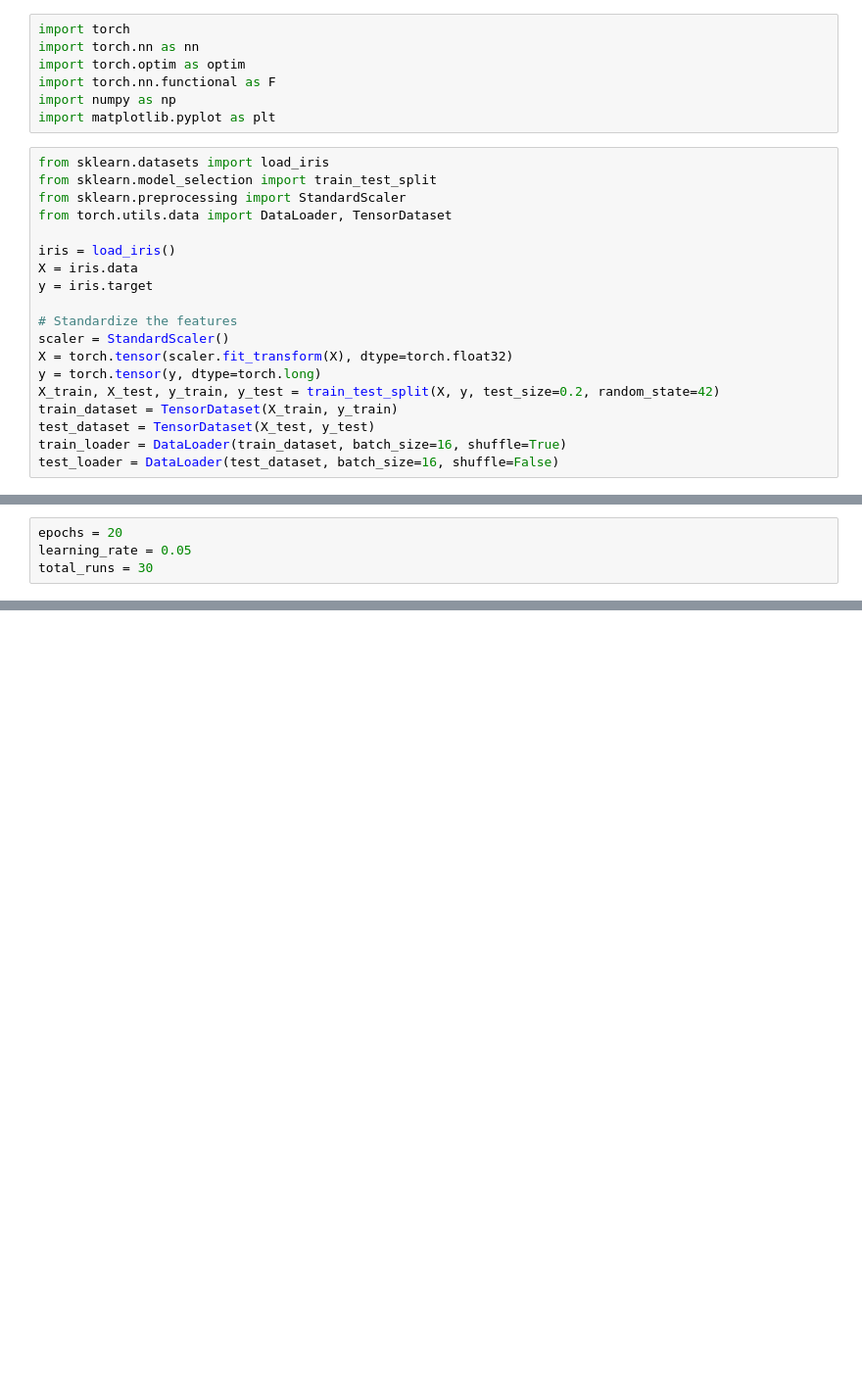
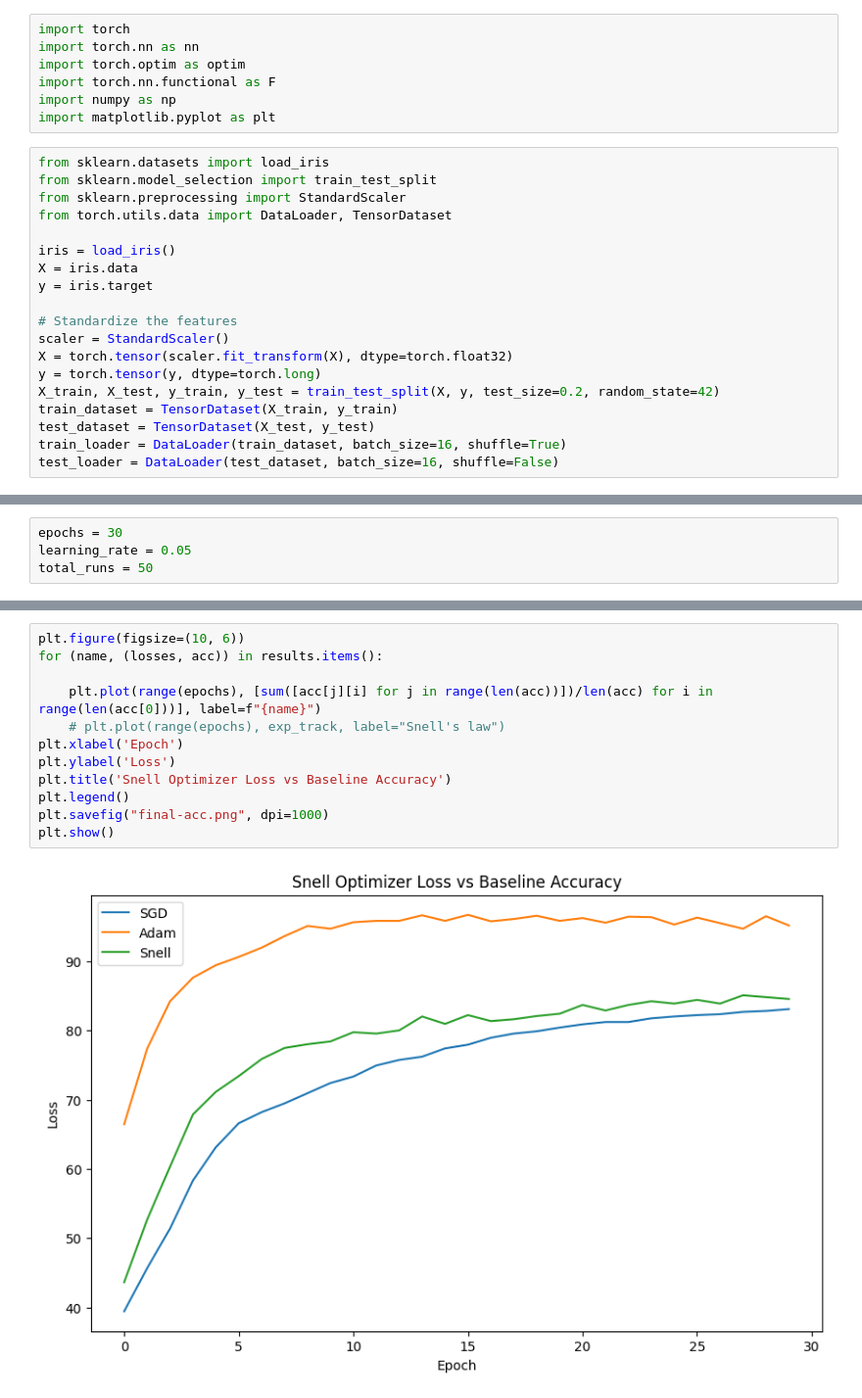
Before and after one commit to yoonhero/snell-optimizer, a Jupyter notebook: algo.ipynb, the cells around one changed output, grey strips where cells are left out. Shown at 98% size. Saved outputs shown, nothing was run; the diff lists cells and outputs as text; blank space fills up the shorter version.

```diff
--- a/algo.ipynb
+++ b/algo.ipynb
@@ -77,4 +74,4 @@ def test(model, optimizer, epochs, runs):
 # %%
-epochs = 20
+epochs = 30
 learning_rate = 0.05
-total_runs = 30
+total_runs = 50
@@ -176,3 +215,17 @@ for (name, opt) in optimizers.items():
+# %%
+plt.figure(figsize=(10, 6))
+for (name, (losses, acc)) in results.items():
+
+    plt.plot(range(epochs), [sum([acc[j][i] for j in range(len(acc))])/len(acc) for i in range(len(acc[0]))], label=f"{name}")
+    # plt.plot(range(epochs), exp_track, label="Snell's law")
+plt.xlabel('Epoch')
+plt.ylabel('Loss')
+plt.title('Snell Optimizer Loss vs Baseline Accuracy')
+plt.legend()
+plt.savefig("final-acc.png", dpi=1000)
+plt.show()
+# %% [output]
+[figure, added]
 # %%
 plt.figure(figsize=(10, 6))
 for (name, (losses, acc)) in results.items():
```
Also changed, not shown: parts of 6 cells of this notebook, 5 other files.
